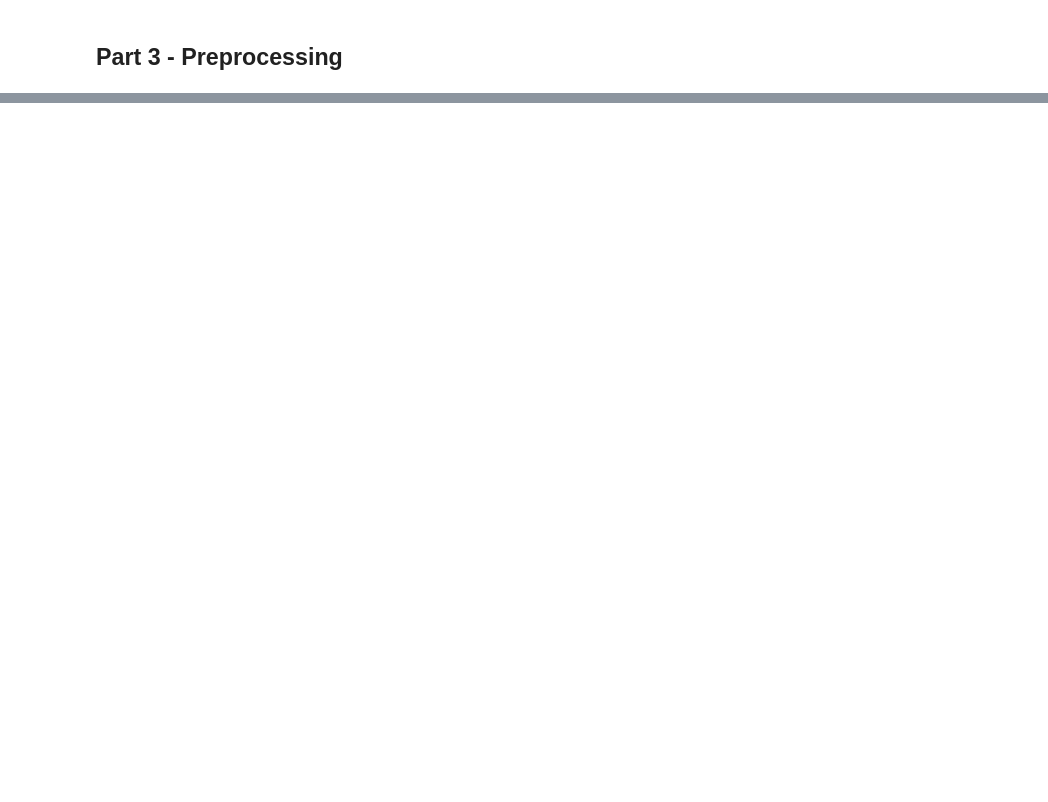
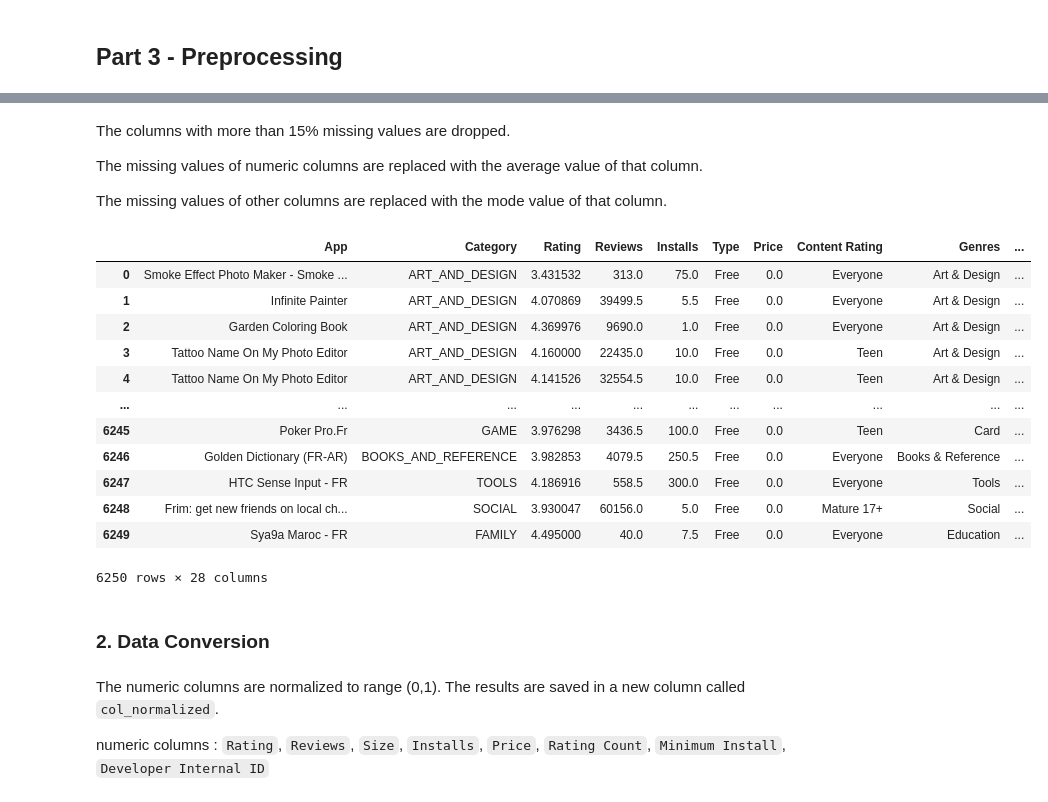
Before and after one commit to tahmine-t/DataMining_Prj, a Jupyter notebook: datamining_1.ipynb, the cells around one changed output, grey strips where cells are left out. Cells and saved outputs as stored; diff of their text form; code cells hidden in the pictures; blank space fills up the shorter version.

```diff
--- a/datamining_1.ipynb
+++ b/datamining_1.ipynb
@@ -676,0 +673,25 @@ print(df_merged.loc[:9, ["Category"]])
+# %% [markdown]
+The columns with more than 15% missing values are dropped.
+
+The missing values of numeric columns are replaced with the average value of that column.
+
+The missing values of other columns are replaced with the mode value of that column.
+# %%
+# Drop columns with missing value percentage higher than 15
+df_merged.drop(
+    columns=["Size", "Developer Website", "Ad Supported", "Developer Address"]
+)
+# %% [output]
+|  | App | Category | Rating | Reviews | Installs | Type | Price | Content Rating | Genres | ... |
+| 0 | Smoke Effect Photo Maker - Smoke ... | ART_AND_DESIGN | 3.431532 | 313.0 | 75.0 | Free | 0.0 | Everyone | Art & Design | ... |
+| 1 | Infinite Painter | ART_AND_DESIGN | 4.070869 | 39499.5 | 5.5 | Free | 0.0 | Everyone | Art & Design | ... |
+| 2 | Garden Coloring Book | ART_AND_DESIGN | 4.369976 | 9690.0 | 1.0 | Free | 0.0 | Everyone | Art & Design | ... |
+| 3 | Tattoo Name On My Photo Editor | ART_AND_DESIGN | 4.160000 | 22435.0 | 10.0 | Free | 0.0 | Teen | Art & Design | ... |
+| 4 | Tattoo Name On My Photo Editor | ART_AND_DESIGN | 4.141526 | 32554.5 | 10.0 | Free | 0.0 | Teen | Art & Design | ... |
+| ... | ... | ... | ... | ... | ... | ... | ... | ... | ... | ... |
+| 6245 | Poker Pro.Fr | GAME | 3.976298 | 3436.5 | 100.0 | Free | 0.0 | Teen | Card | ... |
+| 6246 | Golden Dictionary (FR-AR) | BOOKS_AND_REFERENCE | 3.982853 | 4079.5 | 250.5 | Free | 0.0 | Everyone | Books & Reference | ... |
+| 6247 | HTC Sense Input - FR | TOOLS | 4.186916 | 558.5 | 300.0 | Free | 0.0 | Everyone | Tools | ... |
+| 6248 | Frim: get new friends on local ch... | SOCIAL | 3.930047 | 60156.0 | 5.0 | Free | 0.0 | Mature 17+ | Social | ... |
+| 6249 | Sya9a Maroc - FR | FAMILY | 4.495000 | 40.0 | 7.5 | Free | 0.0 | Everyone | Education | ... |
+6250 rows × 28 columns
@@ -676,0 +721,6 @@ print(df_merged.loc[:9, ["Category"]])
+# %% [markdown]
+### 2. Data Conversion
+# %% [markdown]
+The numeric columns are normalized to range (0,1). The results are saved in a new column called `col_normalized`.
+
+numeric columns : `Rating`, `Reviews`, `Size`, `Installs`, `Price`, `Rating Count`, `Minimum Install`, `Developer Internal ID`
```
Also changed, not shown: parts of 42 cells of this notebook.
